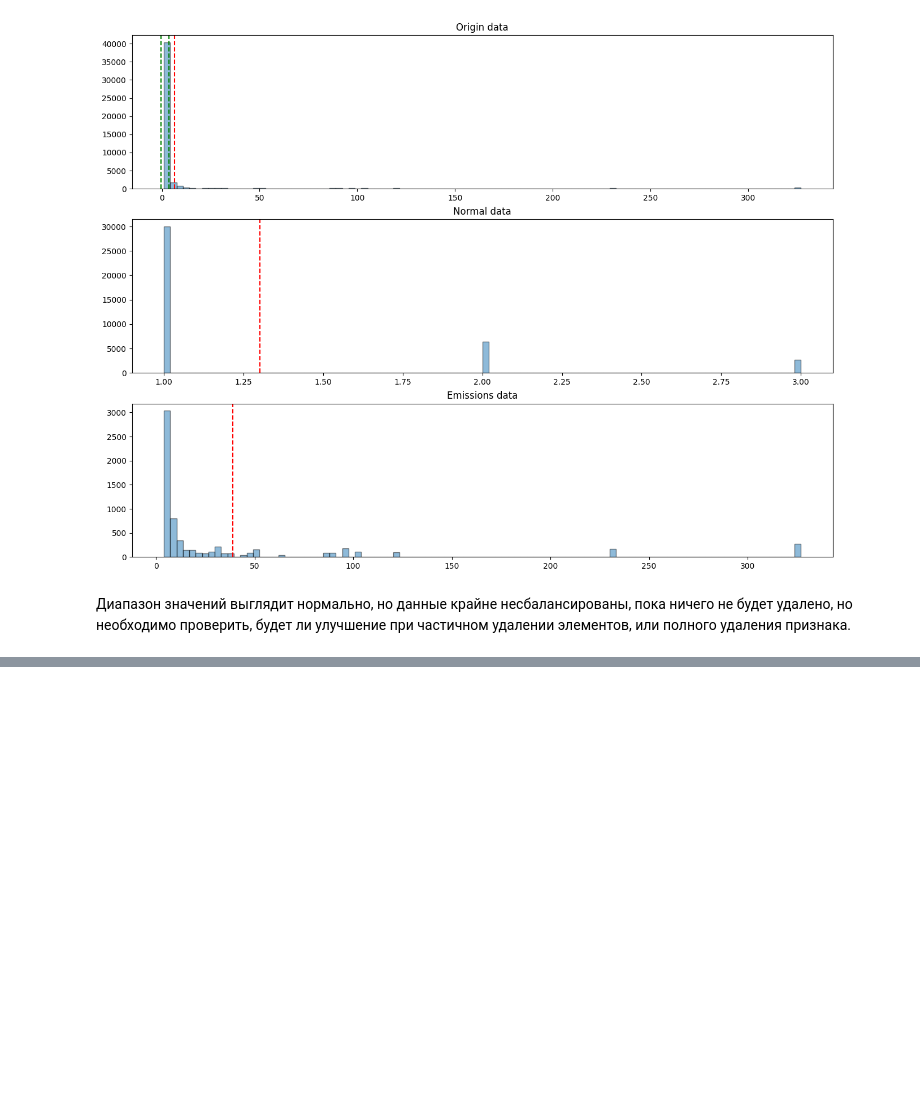
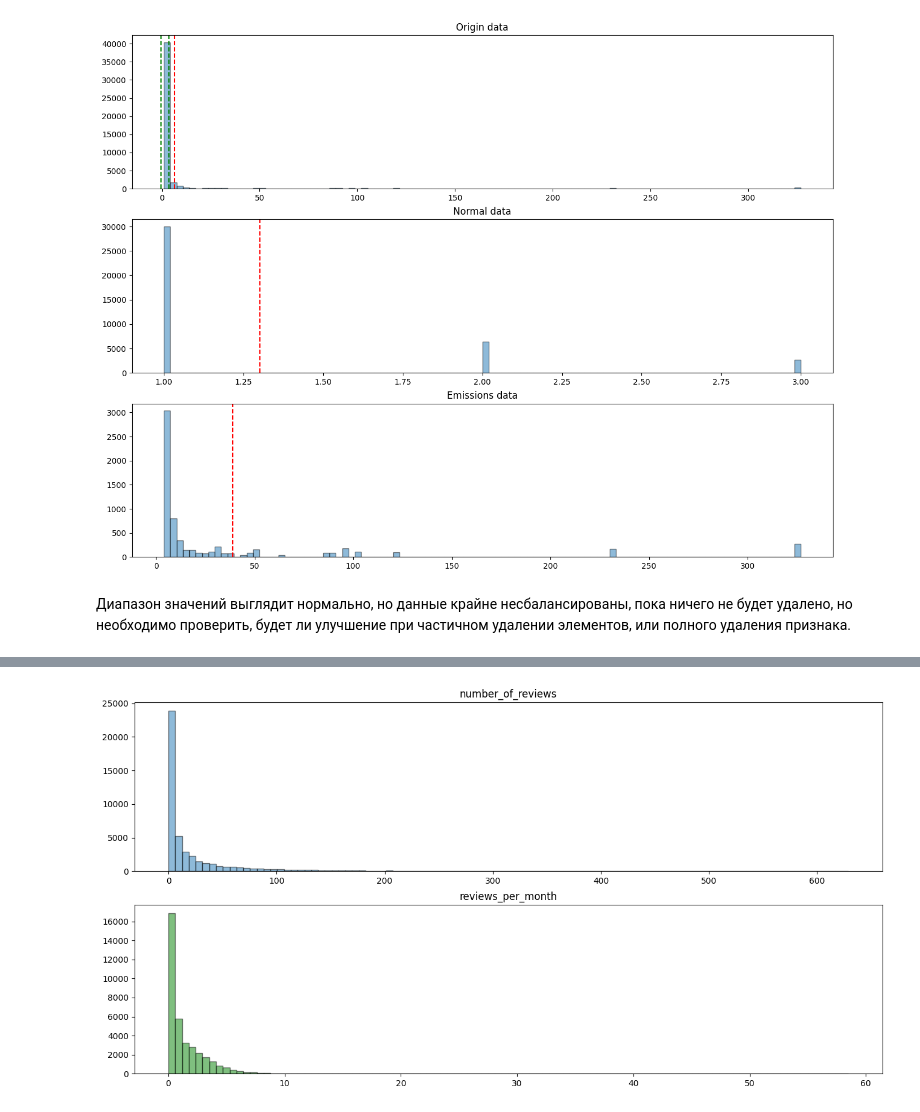
Before and after one commit to NoSignificantWorries/CDEK_testing, a Jupyter notebook: stat.ipynb, the cells around one changed output, grey strips where cells are left out. Saved outputs shown, nothing was run; the diff lists cells and outputs as text; code cells hidden in the pictures; blank space fills up the shorter version.

```diff
--- a/stat.ipynb
+++ b/stat.ipynb
@@ -309,0 +424,14 @@ IQR range: -0.5 3.5
+# %%
+reviews_count = df["number_of_reviews"]
+reviews_per_month = df["reviews_per_month"]
+
+_, ax = plt.subplots(nrows=2, ncols=1, figsize=(16, 8))
+
+ax[0].set_title("number_of_reviews")
+ax[0].hist(reviews_count, bins=100, alpha=0.5, edgecolor="black")
+ax[1].set_title("reviews_per_month")
+ax[1].hist(reviews_per_month, color="green", bins=100, alpha=0.5, edgecolor="black")
+
+plt.show()
+# %% [output]
+[figure, added]
```
Also changed, not shown: parts of 11 cells of this notebook.
